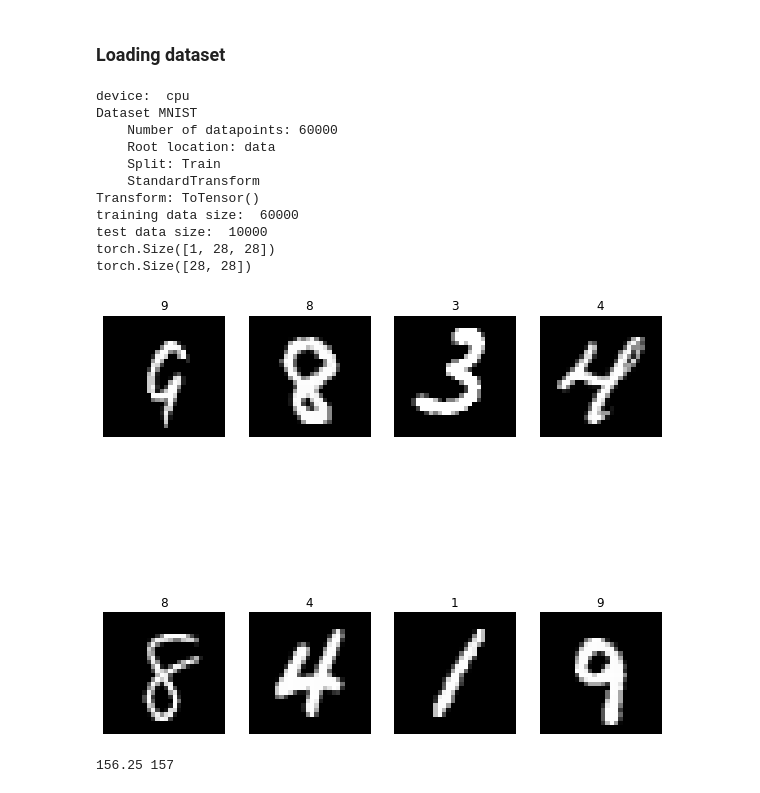
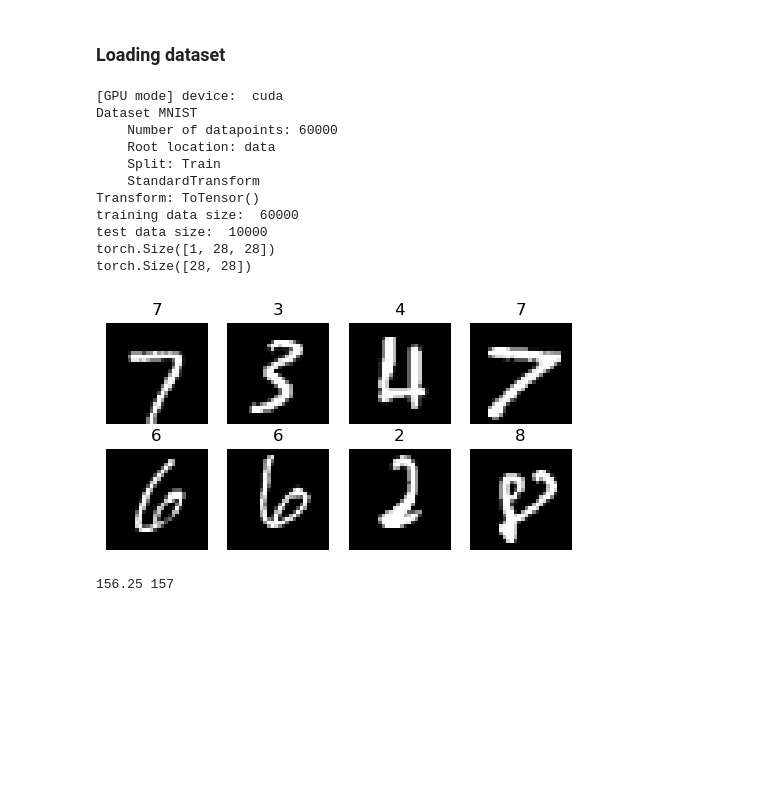
Before and after one commit to wai-ming-chan/fed_avg, a Jupyter notebook: sanityCheck_MNIST.ipynb, the cells around one changed output. Drawn from its saved outputs; the diff is of its cells as text; code cells hidden in the pictures; blank space fills up the shorter version.

```diff
--- a/sanityCheck_MNIST.ipynb
+++ b/sanityCheck_MNIST.ipynb
@@ -61,41 +60,45 @@ test_data = datasets.MNIST(
 
 # Set GPU or CPU device. If GPU is available, we use it to speed up the training
 device = 'cuda' if torch.cuda.is_available() else 'cpu'
-print('device: ', device)
+if device == 'cuda':
+    print('[GPU mode] device: ', device)
+else:
+    print('[CPU mode] device: ', device)
+
 
 # check the dimension of data
 print(training_data)
 print('training data size: ', len(training_data) )
 print('test data size: ', len(test_data) )
 print(training_data[0][0].shape)
 print(training_data[0][0].squeeze().shape)
 # plt.imshow(training_data[len(training_data)-1][0].squeeze(), cmap="gray");
 # print('label: ', training_data[len(training_data)-1][1])
 
 
-figure = plt.figure(figsize=(10,10))
+figure = plt.figure(figsize=(6,3))
 cols, rows = 4, 2
 for i in range(1, cols * rows + 1):
     sample_idx = torch.randint(len(training_data), size=(1,)).item()
     img, label = training_data[sample_idx]
     figure.add_subplot(rows, cols, i)
     plt.title(label)
     plt.axis("off")
     plt.imshow(img.squeeze(), cmap="gray")
 plt.show()
 # %% [output]
-device:  cpu
+[GPU mode] device:  cuda
 Dataset MNIST
     Number of datapoints: 60000
     Root location: data
     Split: Train
     StandardTransform
 Transform: ToTensor()
 training data size:  60000
 test data size:  10000
 torch.Size([1, 28, 28])
 torch.Size([28, 28])
-[figure, old version]
+[figure, new version]
 # %%
 # create a dataloader.
 ## A dataloader divides our data by a given batch_size and hands out each one to our model for training
```
Also changed, not shown: parts of 3 cells of this notebook, 12 other files.
